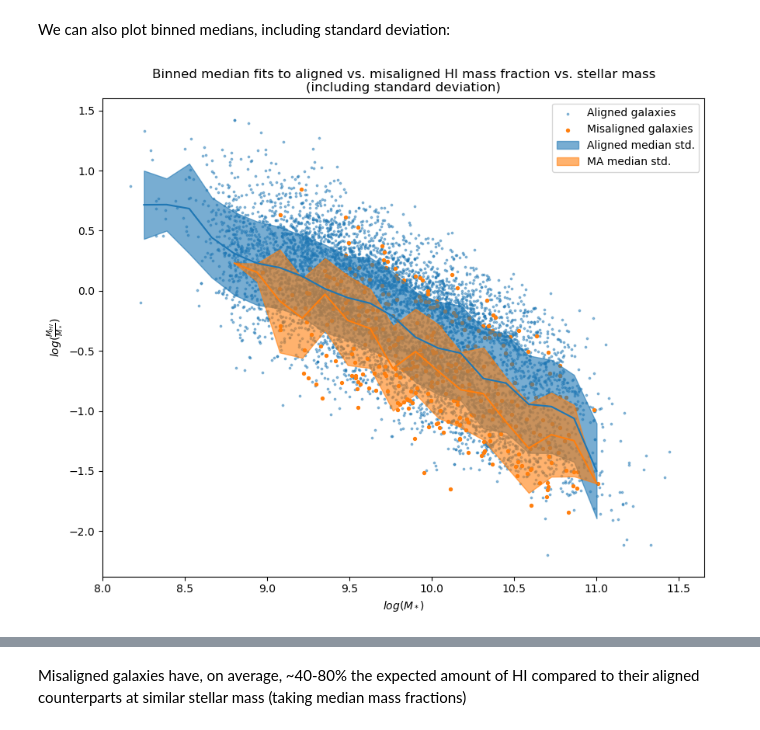
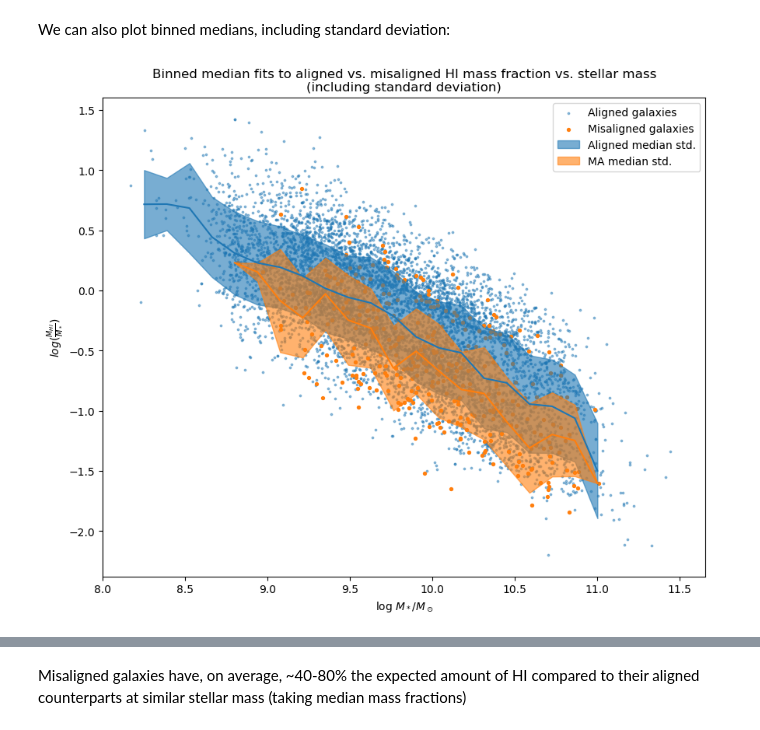
Before and after one commit to harrisonfwest/HI-MaNGA, a Jupyter notebook: F25_Research.ipynb, the cells around one changed output, grey strips where cells are left out. Saved outputs shown, nothing was run; the diff lists cells and outputs as text; code cells hidden in the pictures.

```diff
--- a/F25_Research.ipynb
+++ b/F25_Research.ipynb
@@ -64,29 +75,29 @@ We can also plot binned medians, including standard deviation:
 # %%
 myBins = np.arange(8.25, 11.25, (11.25-8.5)/20)
 
 plt.figure(figsize=(10,8))
 
 plt.scatter(Aligned_table['LOGMSTARS'], Aligned_table['Best_HI'] - Aligned_table['LOGMSTARS'], s = 3, alpha = .45, label = 'Aligned galaxies', color = Aligned_color)
 plt.scatter(MA_table['LOGMSTARS'], MA_table['Best_HI'] - MA_table['LOGMSTARS'], s = 8, label = 'Misaligned galaxies', color = MA_color)
-plt.xlabel('$log(M_*)$')
+plt.xlabel(r'log $M_*/M_\odot$')
 plt.ylabel(r'$log(\frac{M_{HI}}{M_*})$') # 'raw' string denoted w/ r before quote to allow for LaTeX formatting
 
 Alignedmedians, Alignededgesmedian, Alignednummedian = scipy.stats.binned_statistic(Aligned_table['LOGMSTARS'], Aligned_table['Best_HI'] - Aligned_table['LOGMSTARS'],'median',bins=myBins)
 Alignedstds, Alignededgesstd, Alignednumstd=scipy.stats.binned_statistic(Aligned_table['LOGMSTARS'], Aligned_table['Best_HI'] - Aligned_table['LOGMSTARS'],'std',bins=myBins)
 plt.plot(Alignededgesmedian[:-1], Alignedmedians, ls='-', alpha=1, color=Aligned_color)
 plt.fill_between(Alignededgesmedian[:-1],Alignedmedians-Alignedstds,Alignedmedians+Alignedstds,alpha=.6, color=Aligned_color, label='Aligned median std.')
 
 MAmedians, MAedgesmedian, MAnummedian = scipy.stats.binned_statistic(MA_table['LOGMSTARS'], MA_table['Best_HI'] - MA_table['LOGMSTARS'], statistic = 'median', bins=myBins)
 MAstds,MAedgesstd,MAnumstd=scipy.stats.binned_statistic(MA_table['LOGMSTARS'], MA_table['Best_HI'] - MA_table['LOGMSTARS'], statistic = 'std', bins=myBins)
 plt.plot(MAedgesmedian[:-1], MAmedians, ls='-', alpha=1, color=MA_color)
 plt.fill_between(MAedgesmedian[:-1],MAmedians-MAstds,MAmedians+MAstds,alpha=.6, color=MA_color, label='MA median std.')
 
 plt.title('Binned median fits to aligned vs. misaligned HI mass fraction vs. stellar mass\n(including standard deviation)')
 plt.xlim(left = 8)
 plt.legend()
 plt.show()
 # %% [output]
-[figure, old version]
+[figure, new version]
 # %%
 plt.plot(Alignededgesmedian[:-1], 10**(MAmedians - Alignedmedians) * 100, ls='-', alpha=1)
 for val in np.arange(0, 100, 10):
```
Also changed, not shown: parts of 5 cells of this notebook, 1 other file.
